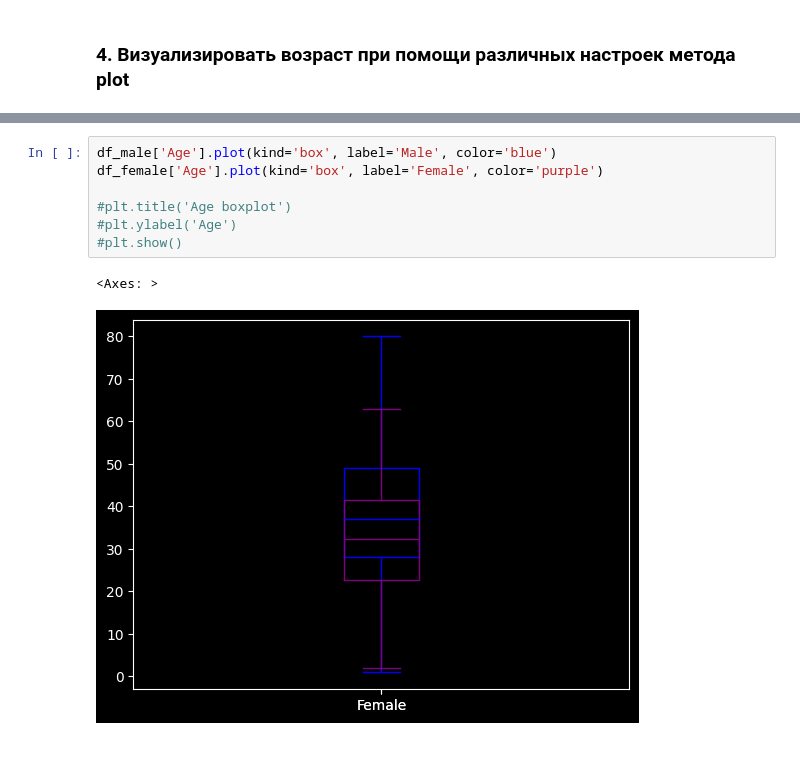
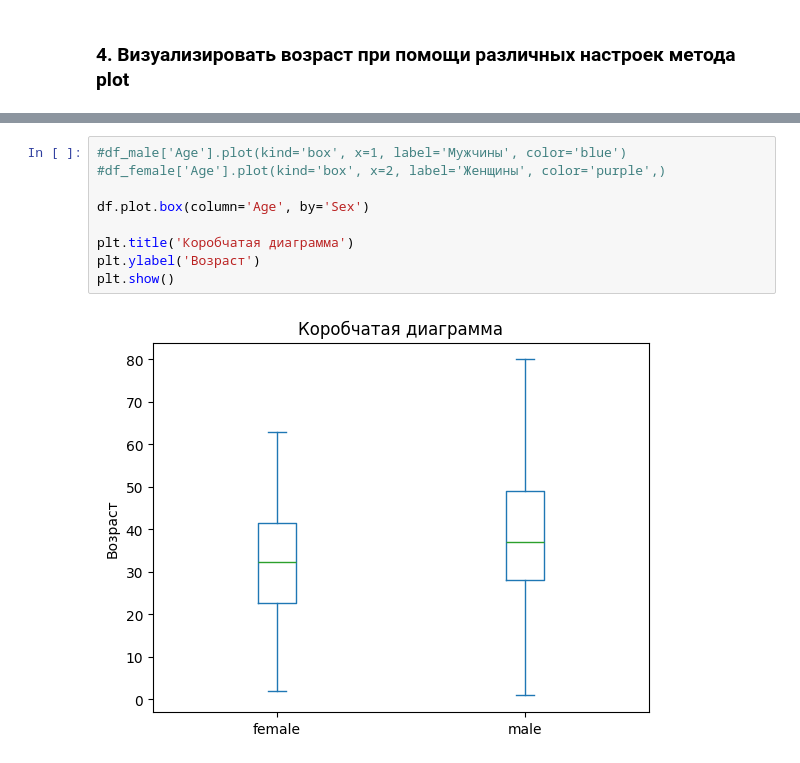
Before and after one commit to ResursX/AIM, a Jupyter notebook: AIM_practice_1.ipynb, the cells around one changed output, grey strips where cells are left out. Drawn from its saved outputs; the diff is of its cells as text.

```diff
--- a/AIM_practice_1.ipynb
+++ b/AIM_practice_1.ipynb
@@ -104,10 +107,11 @@ plt.show()
 # %%
-df_male['Age'].plot(kind='box', label='Male', color='blue')
-df_female['Age'].plot(kind='box', label='Female', color='purple')
+#df_male['Age'].plot(kind='box', x=1, label='Мужчины', color='blue')
+#df_female['Age'].plot(kind='box', x=2, label='Женщины', color='purple',)
 
-#plt.title('Age boxplot')
-#plt.ylabel('Age')
-#plt.show()
+df.plot.box(column='Age', by='Sex')
+
+plt.title('Коробчатая диаграмма')
+plt.ylabel('Возраст')
+plt.show()
 # %% [output]
-<Axes: >
-[figure, old version]
+[figure, new version]
```
Also changed, not shown: parts of 6 cells of this notebook, 1 other file.
